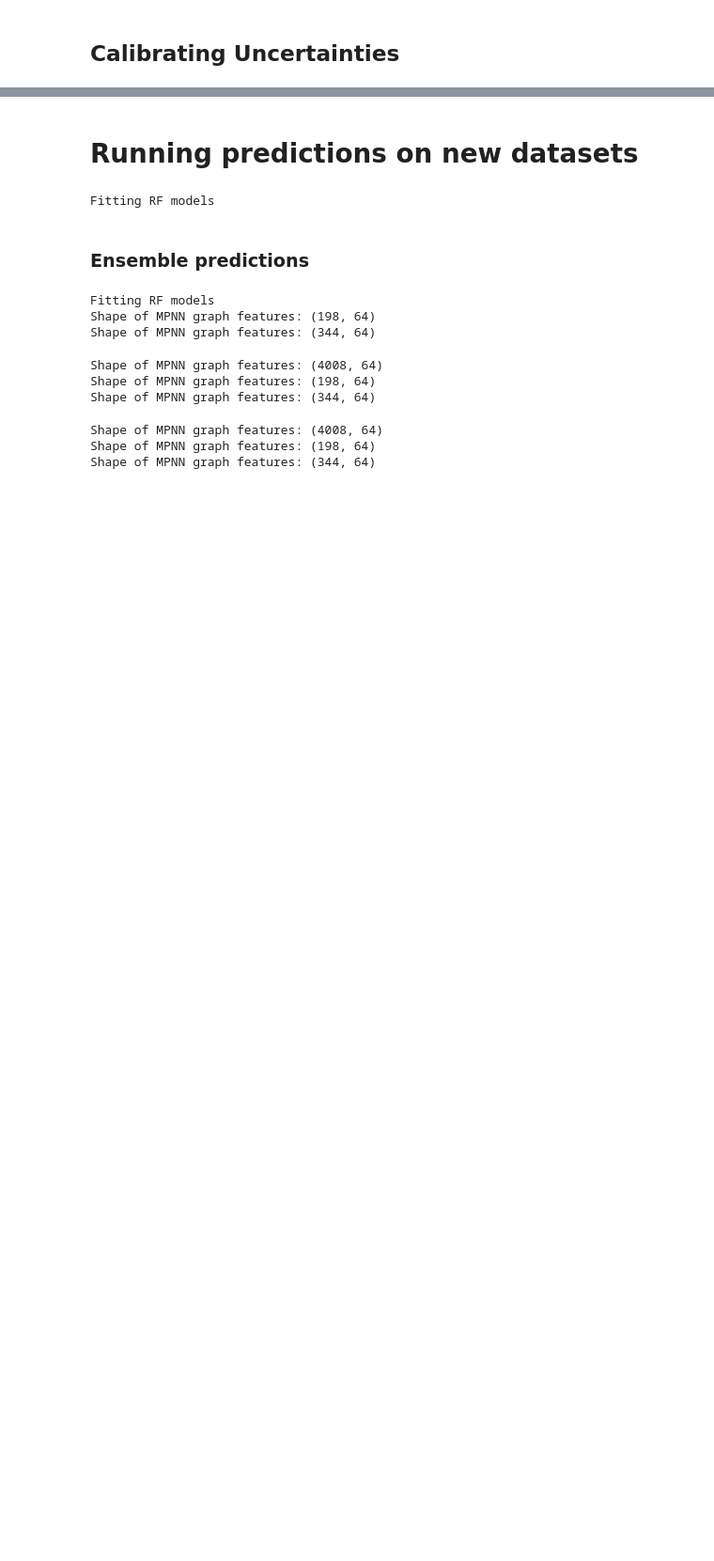
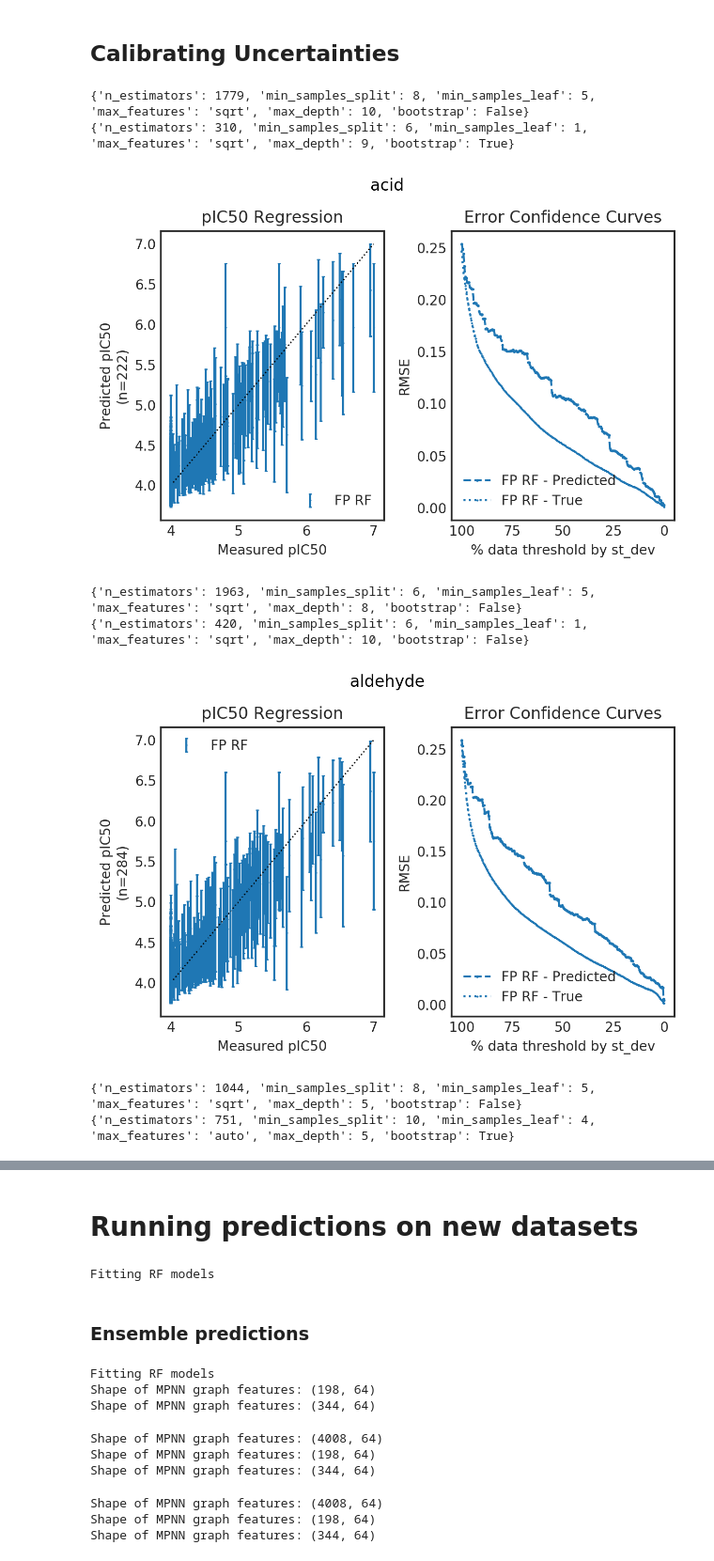
Before and after one commit to wjm41/ugi_gnn, a Jupyter notebook: notebooks/fps_regression.ipynb, the cells around one changed output, grey strips where cells are left out. Shown at 94% size. Saved outputs shown, nothing was run; the diff lists cells and outputs as text; code cells hidden in the pictures; blank space fills up the shorter version.

```diff
--- a/notebooks/fps_regression.ipynb
+++ b/notebooks/fps_regression.ipynb
@@ -792,6 +754,9 @@ Test Set
 # %% [markdown]
 ## Calibrating Uncertainties
 # %%
+inactive = True
+split_names = ['acid', 'aldehyde', 'amines', 'isocyanide']
+
 def error_curve(y_test, y_pred, y_var, ax, name):
     n = len(y_test)-1
 
@@ -829,15 +794,16 @@ def error_curve(y_test, y_pred, y_var, ax, name):
     errdrop = RMSE_pred[0]/RMSE_pred[-1]
     decrat = num_dec/len(RMSE_pred)
 
-    ax.plot(var_val, RMSE_pred, linestyle='--', marker='o',
+    color=next(ax._get_lines.prop_cycler)['color']
+
+    ax.plot(var_val, RMSE_pred, linestyle='--', marker='o', color=color,
             markersize=1, label=name + ' - Predicted')
-    ax.plot(var_val, RMSE_true, linestyle='--', marker='o',
+    ax.plot(var_val, RMSE_true, linestyle='dotted', marker='x', color=color,
             markersize=1, label=name + ' - True')
     ax.legend(loc='lower left')
     ax.set_xlabel('% data threshold by st_dev')
     ax.set_ylabel('RMSE')
-    ax.set_title('Error Confidence Curves for '+name)
-    ax.invert_xaxis()
+    ax.set_title('Error Confidence Curves')
     return
 
 
@@ -856,39 +822,56 @@ for i, y_test in enumerate(ys):
         X_train_morgan_np = np.concatenate(
             [x for j, x in enumerate(xs_morgan_train) if i != j])
         y_train = np.concatenate([y for j, y in enumerate(ys) if i != j])
 
     X_train = [X_train_fps_taut, X_train_morgan_np]
 
     X_test_fps_taut = xs_taut_train[i]
     X_test_morgan_np = xs_morgan_train[i]
-    X_test = [X_test_fps_taut, X_test_morgan_np]
+    # X_test = [X_test_fps_taut, X_test_morgan_np]
+    X_test = [X_train_fps_taut, X_train_morgan_np]
+    y_test = y_train
 
     rf_fps_taut = fit_forest(
         X_train_fps_taut, y_train.flatten(), uncertain=True)
     rf_morgan = fit_forest(
         X_train_morgan_np, y_train.flatten(), uncertain=True)
 
     preds_fps, var_fps = rf_fps_taut.predict(X_test_fps_taut, no_var=False)
-    preds_morgan, var_morgan = rf_morgan.predict(
-        X_test_morgan_np, no_var=False)
+    preds_fps, var_fps = rf_fps_taut.predict(X_train_fps_taut, no_var=False)
+    # preds_morgan, var_morgan = rf_morgan.predict(
+    #     X_test_morgan_np, no_var=False)
 
-    pred_list = [preds_fps, preds_morgan]
-    var_list = [var_fps, var_morgan]
-    model_names = ['FP RF', 'Morgan RF']
-
+    # pred_list = [preds_fps, preds_morgan]
+    # var_list = [var_fps, var_morgan]
+    # model_names = ['FP RF', 'Morgan RF']
+    pred_list = [preds_fps]
+    var_list = [var_fps]
+    model_names = ['FP RF']
     with plt.style.context('seaborn-white'):
         fig, axs = plt.subplots(
             nrows=1, ncols=2, dpi=200, constrained_layout=True)
         axs[0].plot([np.amin(y_test), np.amax(y_test)], [
                     np.amin(y_test), np.amax(y_test)], 'k:', lw=1)
 
         for n, preds in enumerate(pred_list):
-            axs[0].scatter(y_test, preds, label=model_names[n])
+            # axs[0].plot(preds, np.sqrt(var_list[n]), label=model_names[n], marker='.', linestyle='')
+            # print(np.sqrt(var_list[n], axis=0).shape)
+            axs[0].errorbar(y_test, preds, label=model_names[n], yerr=np.sqrt(var_list[n]), linestyle='', marker='.', markersize=1, capsize=1)
             error_curve(y_test, preds, var_list[n], ax=axs[1], name=model_names[n])
-
+        axs[1].invert_xaxis()
         axs[0].set_title('pIC50 Regression')
         axs[0].set_xlabel('Measured pIC50')
         axs[0].set_ylabel(
             'Predicted pIC50\n(n={})'.format(len(y_test)))
         axs[0].legend()
+    plt.suptitle(split_names[i])
     plt.show()
+# %% [output]
+{'n_estimators': 1779, 'min_samples_split': 8, 'min_samples_leaf': 5, 'max_features': 'sqrt', 'max_depth': 10, 'bootstrap': False}
+{'n_estimators': 310, 'min_samples_split': 6, 'min_samples_leaf': 1, 'max_features': 'sqrt', 'max_depth': 9, 'bootstrap': True}
+[figure, added]
+{'n_estimators': 1963, 'min_samples_split': 6, 'min_samples_leaf': 5, 'max_features': 'sqrt', 'max_depth': 8, 'bootstrap': False}
+{'n_estimators': 420, 'min_samples_split': 6, 'min_samples_leaf': 1, 'max_features': 'sqrt', 'max_depth': 10, 'bootstrap': False}
+[figure, added]
+{'n_estimators': 1044, 'min_samples_split': 8, 'min_samples_leaf': 5, 'max_features': 'sqrt', 'max_depth': 5, 'bootstrap': False}
+{'n_estimators': 751, 'min_samples_split': 10, 'min_samples_leaf': 4, 'max_features': 'auto', 'max_depth': 5, 'bootstrap': True}
```
Also changed, not shown: parts of 3 cells of this notebook, 1 other file.
